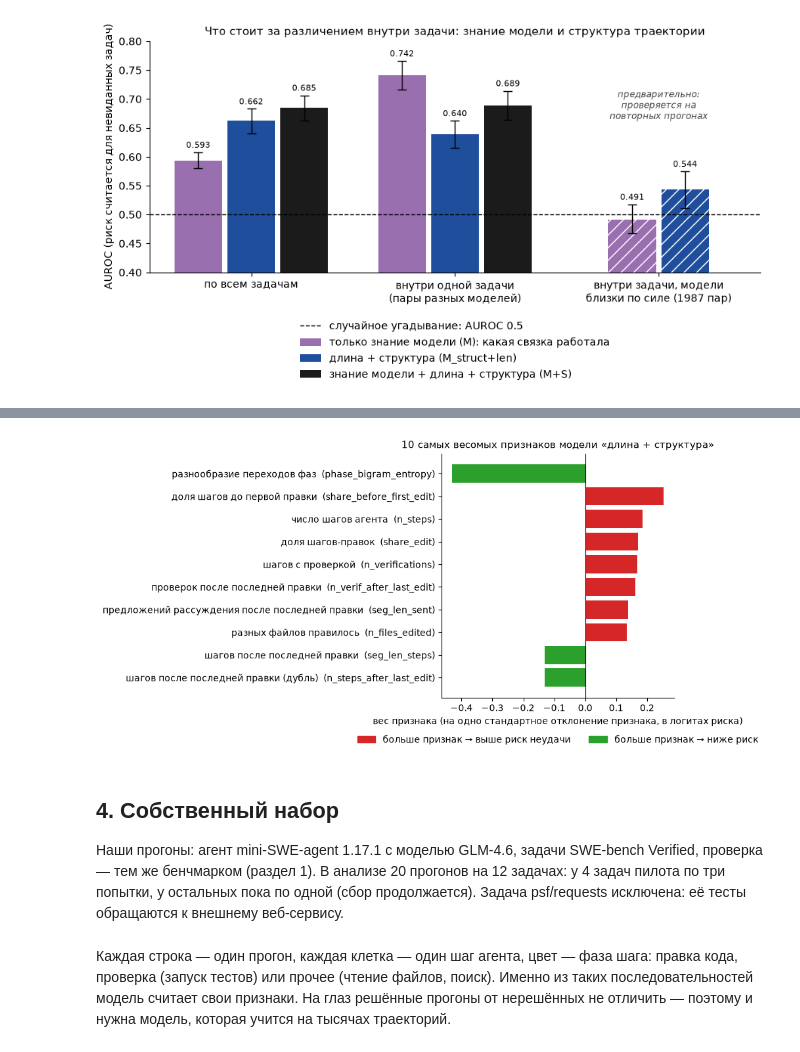
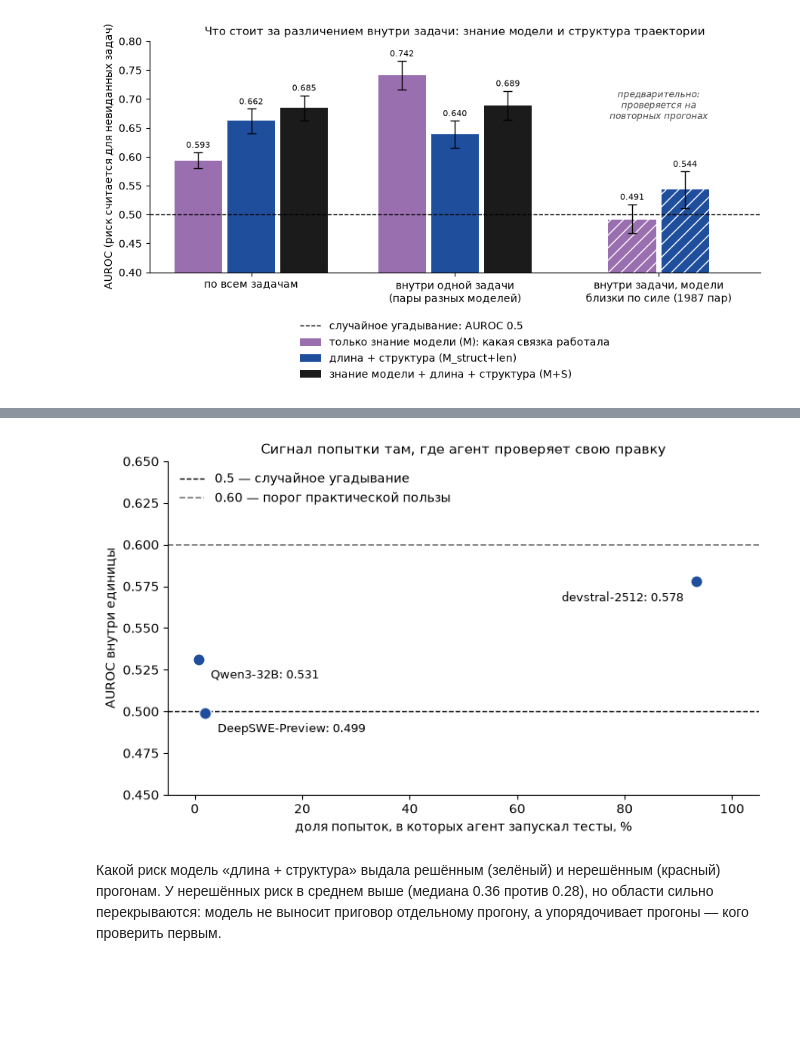
Before and after one commit to Kiruha667/diss, a Jupyter notebook: notebooks/visual_demo.ipynb, the cells around one changed output, grey strips where cells are left out. Cells and saved outputs as stored; diff of their text form; code cells hidden in the pictures; blank space fills up the shorter version.

```diff
--- a/notebooks/visual_demo.ipynb
+++ b/notebooks/visual_demo.ipynb
@@ -32,7 +32,7 @@ from pathlib import Path
 T0 = time.time()
 SEED = 42
 REPO = "Kiruha667/diss"
-DATA_REF = "caf70577556af8216c48f44937b32528482925dc"  # commit of the data files
+DATA_REF = "f4a310123517633447f15b50adf97e8a6ccc04d9"  # commit of the data files
 # VISUAL_DEMO_BASE_URL overrides the location (used for the local test run)
 BASE_URL = os.environ.get("VISUAL_DEMO_BASE_URL", f"https://raw.githubusercontent.com/{REPO}/{DATA_REF}")
 EXPECTED_SHA256 = {
@@ -43,7 +43,9 @@ EXPECTED_SHA256 = {
     "own_data/eval/own-v1.1_mini-v1.17.1_glm-4.6_pilot_r2_pylint-dev__pylint-6386/pylint-dev__pylint-6386/report.json": "637f9d692a87d4d458116f7e61a312605611ffd2debd76b6de03564ca95bb73e",
     "demo_lib/__init__.py": "ac4333b887076a649ecb421318d3132fb1205d4556abb7dce816084893e57b47",
     "demo_lib/phases.py": "e10b7ed305ce863a2f5adb48eca6a9c5d599f58173da73ae88f2fa9be0120391",
-    "demo_lib/features.py": "6ba5908feda4c022b05fa5698d882919b2d53c866e3d45db40158a466b16bd94"
+    "demo_lib/features.py": "6ba5908feda4c022b05fa5698d882919b2d53c866e3d45db40158a466b16bd94",
+    "outputs/e8_metrics.csv": "c4f0cd8990f9c3f92a50489702ea2c6e0cd34d722ef411a9ddb02a8a8646a377",
+    "outputs/e8_summary.json": "9d3f01bd5e208708976fac2a1ad115f1419b0cdfb656bfa21e471dd704333f48"
 }
 DATA = Path("visual_demo_data")
 
@@ -575,40 +596,25 @@ plt.show()
 # %%
-DESCR = {
-    "n_steps": "число шагов агента", "seg_len_steps": "шагов после последней правки",
-    "seg_len_sent": "предложений рассуждения после последней правки", "n_edits": "шагов с правкой",
-    "has_any_verification": "была ли хоть одна проверка", "n_verifications": "шагов с проверкой",
-    "verif_after_last_edit": "есть проверка после последней правки",
-    "n_verif_after_last_edit": "проверок после последней правки",
-    "verified_before_first_edit": "проверка до первой правки",
-    "n_steps_after_last_edit": "шагов после последней правки (дубль)",
-    "share_edit": "доля шагов-правок", "share_verify": "доля шагов-проверок", "share_other": "доля прочих шагов",
-    "n_transitions": "смен фазы между соседними шагами", "phase_bigram_entropy": "разнообразие переходов фаз",
-    "share_before_first_edit": "доля шагов до первой правки", "repeat_ratio": "доля повторов команды подряд",
-    "distinct_cmd_ratio": "уникальных команд на шаг", "nonzero_rc_share": "доля команд, завершившихся ошибкой",
-    "n_files_edited": "разных файлов правилось", "n_file_switches": "переключений между файлами правок"}
-full = new_model().fit(pop[FEATURES].to_numpy(float), y)  # trained on the whole open leaderboard
-coef = pd.Series(full[-1].coef_[0], index=FEATURES)
-top = coef.reindex(coef.abs().sort_values(ascending=False).index[:10])[::-1]
-fig, ax = plt.subplots(figsize=(9, 5))
-ax.barh([f"{DESCR[c]}  ({c})" for c in top.index], top,
-        color=[C["unresolved"] if v > 0 else C["resolved"] for v in top])
-ax.axvline(0, color="black", lw=0.8)
-ax.set_xlabel("вес признака (на одно стандартное отклонение признака, в логитах риска)")
-ax.set_title("10 самых весомых признаков модели «длина + структура»")
-ax.legend(handles=[Patch(color=C["unresolved"], label="больше признак → выше риск неудачи"),
-                   Patch(color=C["resolved"], label="больше признак → ниже риск")],
-          loc="upper center", bbox_to_anchor=(0.5, -0.12), ncol=2, frameon=False)
+fig, ax = plt.subplots(figsize=(7.5, 4.6))
+for s in SETTINGS8:
+    x, v = desc8[s]["has_any_verification"] * 100, p2.loc[s].value
+    ax.scatter(x, v, s=90, color=MODEL_COLOR["M_struct+len"], edgecolor="white", zorder=3)
+    right = x < 50
+    ax.annotate(f"{SETTING_NAME[s]}: {v:.3f}", (x, v), xytext=(10 if right else -10, -8), textcoords="offset points",
+                ha="left" if right else "right", va="top", fontsize=9, zorder=4,
+                bbox={"facecolor": "white", "edgecolor": "none", "pad": 1})
+ax.axhline(0.5, color="black", lw=1, ls="--", label="0.5 — случайное угадывание")
+ax.axhline(0.60, color="#777777", lw=1.2, ls="--", label="0.60 — порог практической пользы")
+ax.set_xlim(-5, 105)
+ax.set_ylim(0.45, 0.65)
+ax.set_xlabel("доля попыток, в которых агент запускал тесты, %")
+ax.set_ylabel("AUROC внутри единицы")
+ax.set_title("Сигнал попытки там, где агент проверяет свою правку")
+ax.legend(loc="upper left", frameon=False)
 plt.tight_layout()
 plt.show()
 # %% [output]
-[figure, old version]
+[figure, new version]
 # %% [markdown]
-## 4. Собственный набор
-
-Наши прогоны: агент mini-SWE-agent 1.17.1 с моделью GLM-4.6, задачи SWE-bench Verified, проверка — тем же
-бенчмарком (раздел 1). В анализе 20 прогонов на 12 задачах: у 4 задач пилота по три попытки, у остальных пока по
-одной (сбор продолжается). Задача psf/requests исключена: её тесты обращаются к внешнему веб-сервису.
+Какой риск модель «длина + структура» выдала решённым (зелёный) и нерешённым (красный) прогонам. У нерешённых риск в
+среднем выше (медиана 0.36 против 0.28), но области сильно перекрываются: модель не выносит приговор отдельному прогону,
+а упорядочивает прогоны — кого проверить первым.
-# %% [markdown]
-Каждая строка — один прогон, каждая клетка — один шаг агента, цвет — фаза шага: правка кода, проверка (запуск
-тестов) или прочее (чтение файлов, поиск). Именно из таких последовательностей модель считает свои признаки. На глаз
-решённые прогоны от нерешённых не отличить — поэтому и нужна модель, которая учится на тысячах траекторий.
```
Also changed, not shown: parts of 26 cells of this notebook, 2 other files.
